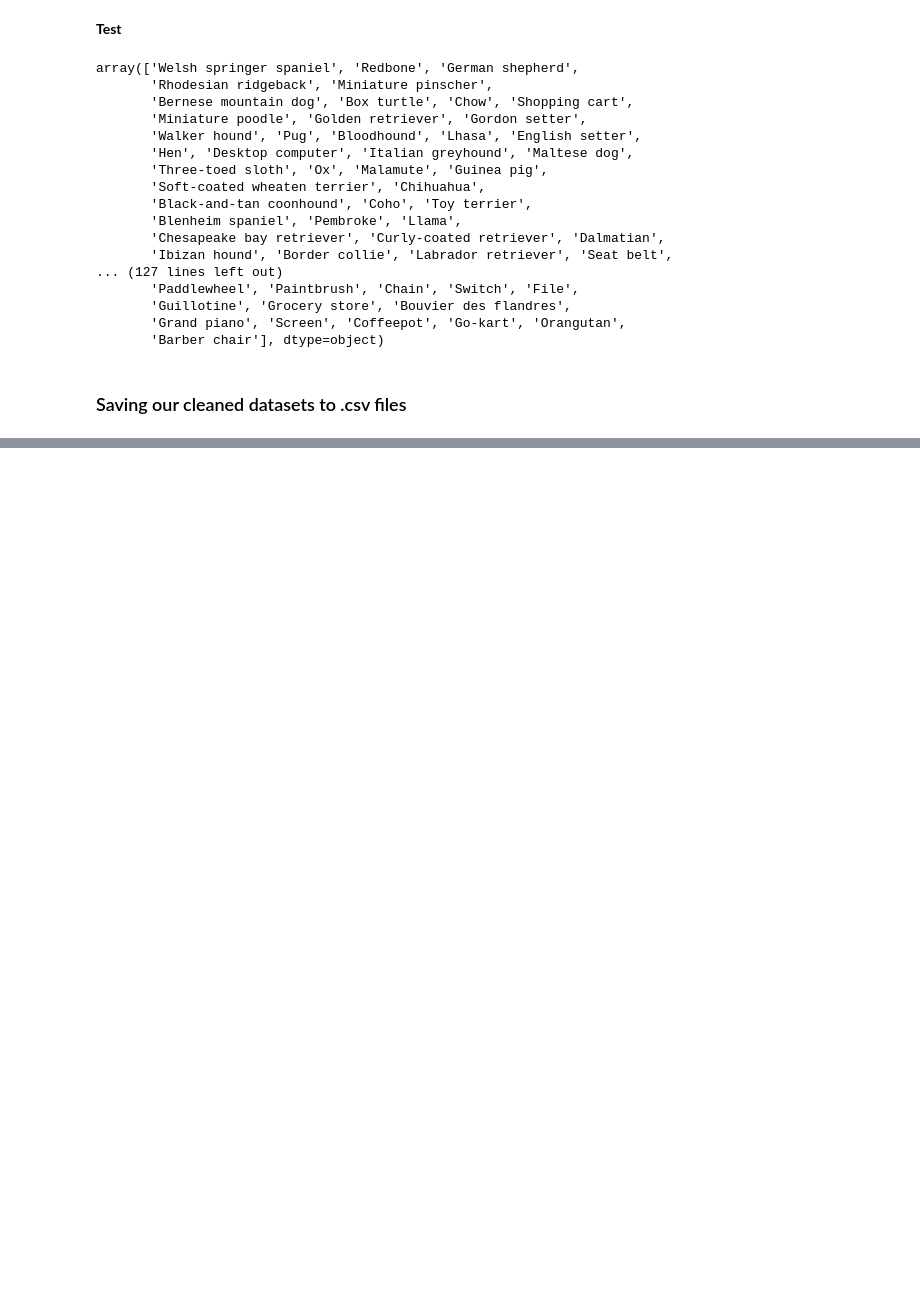
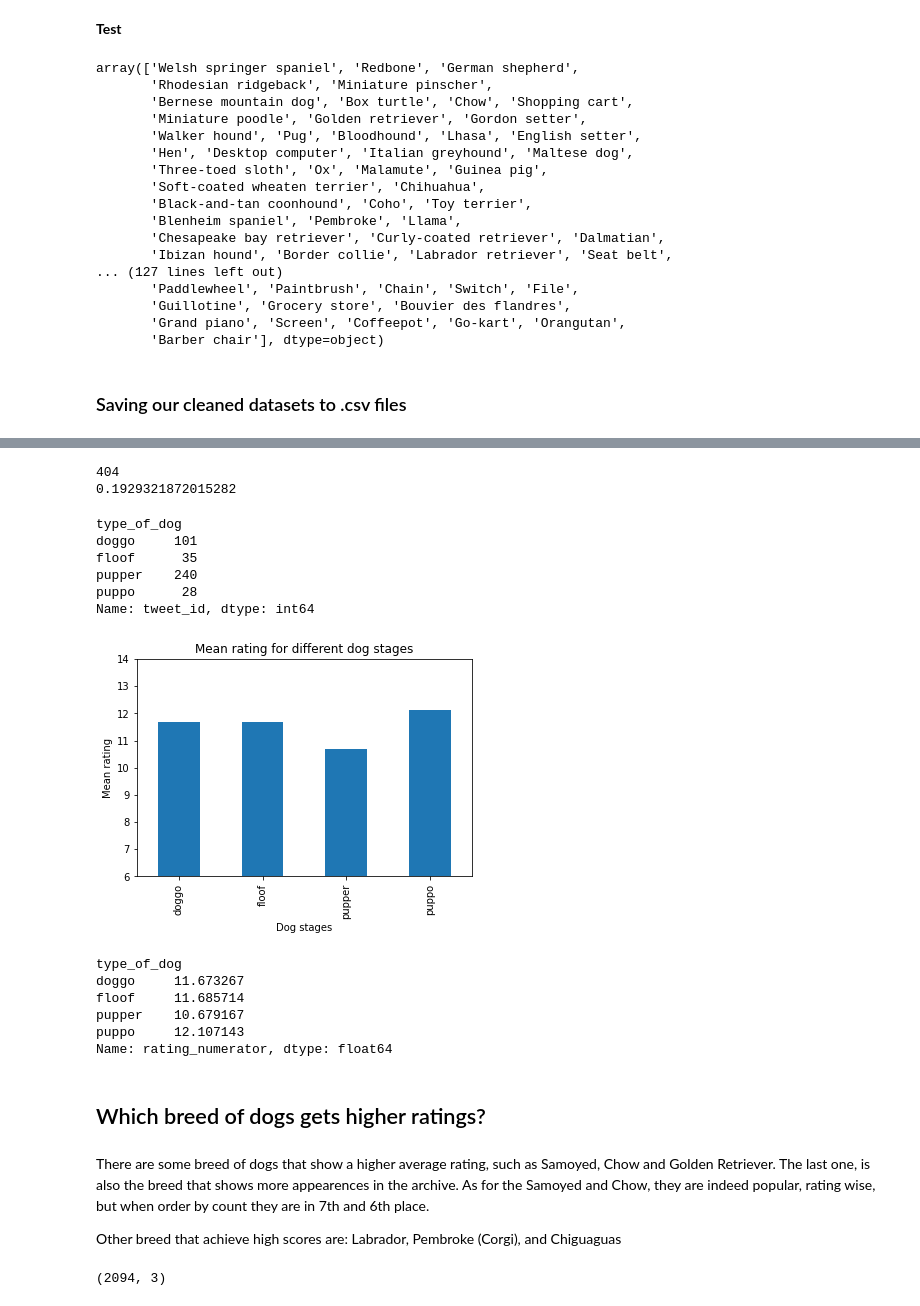
Before and after one commit to erossels/Data-wrangling, a Jupyter notebook: wrangle_act.ipynb, the cells around one changed output, grey strips where cells are left out. Saved outputs shown, nothing was run; the diff lists cells and outputs as text; code cells hidden in the pictures; blank space fills up the shorter version.

```diff
--- a/Project 4 - Data Wrangling by Eduardo Rossel.ipynb
+++ b/wrangle_act.ipynb
@@ -1018,0 +1065,55 @@ Create a 250-word-minimum written report called act_report.pdf or act_report.htm
+# %%
+# Calculating the total and % of tweets with dog stage tags
+print(twitter_clean_archive.groupby('type_of_dog').tweet_id.count().sum())
+print(twitter_clean_archive.groupby('type_of_dog').tweet_id.count().sum()/twitter_clean_archive.tweet_id.count().sum())
+# %% [output]
+404
+0.1929321872015282
+# %%
+twitter_clean_archive.groupby('type_of_dog').tweet_id.count()
+# %% [output]
+type_of_dog
+doggo     101
+floof      35
+pupper    240
+puppo      28
+Name: tweet_id, dtype: int64
+# %%
+# Bar Plot of mean ratings for dog stages
+twitter_clean_archive.groupby('type_of_dog').rating_numerator.mean().plot(kind='bar')
+plt.title('Mean rating for different dog stages')
+plt.xlabel('Dog stages')
+plt.ylabel('Mean rating')
+plt.ylim((6,14));
+plt.savefig('images/rating_stage_dog.png')
+# %% [output]
+[figure, added]
+# %%
+# Lets see the average rating for each dog stage
+twitter_clean_archive.groupby('type_of_dog').rating_numerator.mean()
+# %% [output]
+type_of_dog
+doggo     11.673267
+floof     11.685714
+pupper    10.679167
+puppo     12.107143
+Name: rating_numerator, dtype: float64
+# %% [markdown]
+## Which breed of dogs gets higher ratings?
+# %% [markdown]
+There are some breed of dogs that show a higher average rating, such as Samoyed, Chow and Golden Retriever. The last one, is also the breed that shows more appearences in the archive. As for the Samoyed and Chow, they are indeed popular, rating wise, but when order by count they are in 7th and 6th place.
+
+Other breed that achieve high scores are: Labrador, Pembroke (Corgi), and Chiguaguas
+# %%
+# We will work with a subset of our clean archive
+twitter_clean_archive_subset = twitter_clean_archive[['tweet_id', 'rating_numerator']].copy()
+twitter_clean_archive_subset.head()
+
+# We'll also select the predictions but only those where it's actually a dog and just the higher predictions
+image_predictions_clean_p1 = image_predictions_clean.query("p_dog == True and prediction == 'p1'")[['tweet_id', 'predicted_breed']].copy()
+
+# Merge the two above dataframes
+rating_breeds = pd.merge(twitter_clean_archive_subset, image_predictions_clean_p1, on='tweet_id', how='left')
+print(rating_breeds.shape)
+# %% [output]
+(2094, 3)
```
Also changed, not shown: parts of 26 cells of this notebook, 9 other files.
